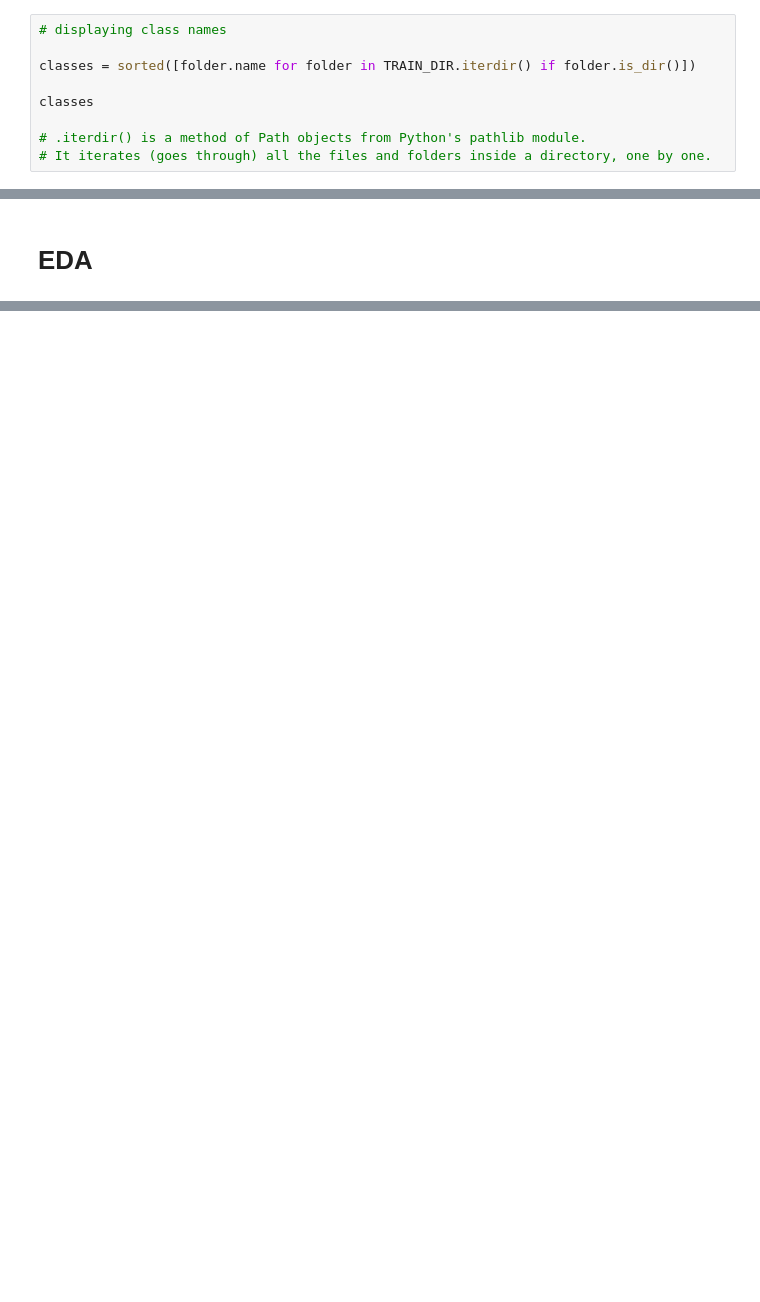
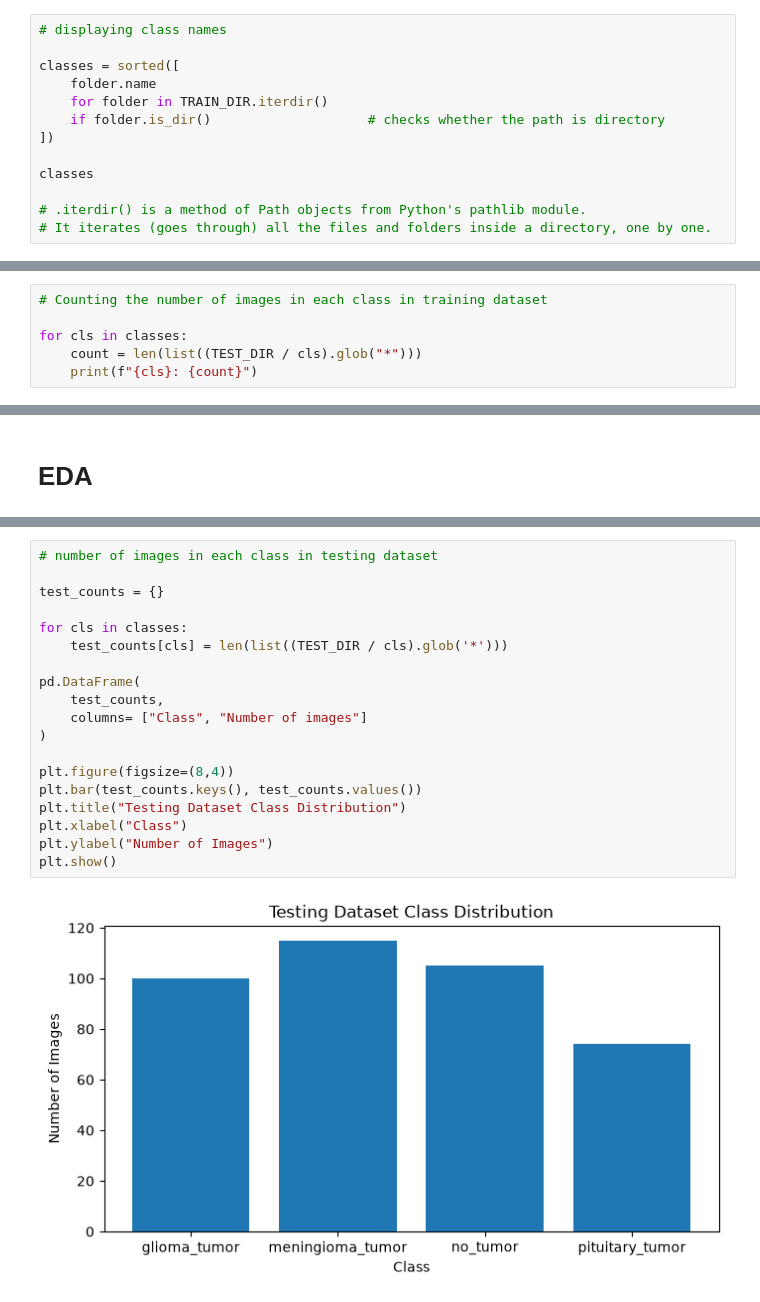
Before and after one commit to ashutoshkashyap04/brain-tumor-detection, a Jupyter notebook: notebooks/01-data-loading-and-eda.ipynb, the cells around one changed output, grey strips where cells are left out. Cells and saved outputs as stored; diff of their text form; blank space fills up the shorter version.

```diff
--- a/notebooks/01-data-loading-and-eda.ipynb
+++ b/notebooks/01-data-loading-and-eda.ipynb
@@ -20,7 +20,11 @@ print(TEST_DIR)
 # %%
 # displaying class names
 
-classes = sorted([folder.name for folder in TRAIN_DIR.iterdir() if folder.is_dir()])
+classes = sorted([
+    folder.name
+    for folder in TRAIN_DIR.iterdir()
+    if folder.is_dir()                    # checks whether the path is directory
+])
 
 classes
 
@@ -42,3 +45,9 @@ glioma_tumor: 826
 meningioma_tumor: 822
 no_tumor: 395
 pituitary_tumor: 827
+# %%
+# Counting the number of images in each class in training dataset
+
+for cls in classes:
+    count = len(list((TEST_DIR / cls).glob("*")))
+    print(f"{cls}: {count}")
@@ -67,6 +79,27 @@ plt.ylabel("Number of Images")
 plt.show()
 # %% [output]
 [figure]
+# %%
+# number of images in each class in testing dataset
+
+test_counts = {}
+
+for cls in classes:
+    test_counts[cls] = len(list((TEST_DIR / cls).glob('*')))
+
+pd.DataFrame(
+    test_counts,
+    columns= ["Class", "Number of images"]
+)
+
+plt.figure(figsize=(8,4))
+plt.bar(test_counts.keys(), test_counts.values())
+plt.title("Testing Dataset Class Distribution")
+plt.xlabel("Class")
+plt.ylabel("Number of Images")
+plt.show()
+# %% [output]
+[figure, added]
 # %%
 # Sample images from each class
 
```
Also changed, not shown: parts of 18 cells of this notebook, 3 other files.
